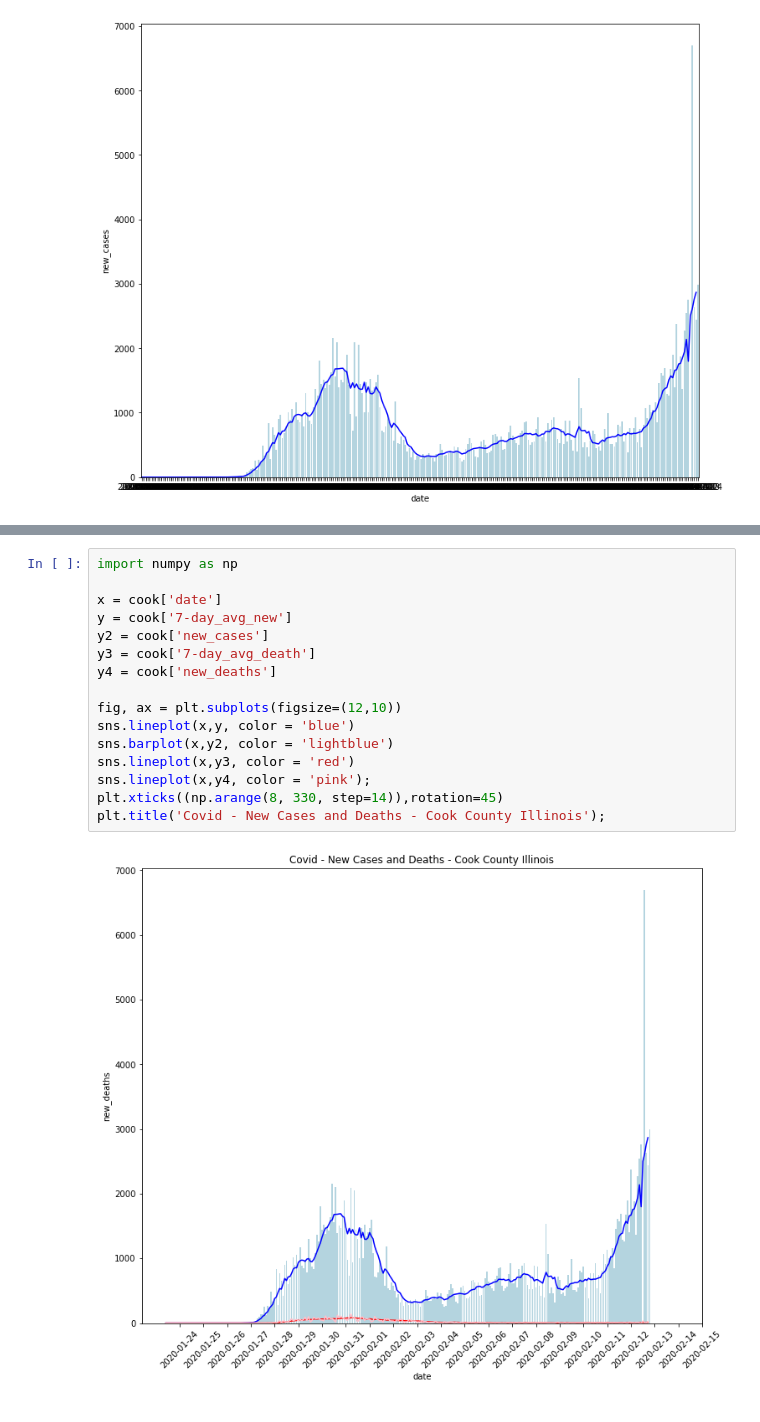
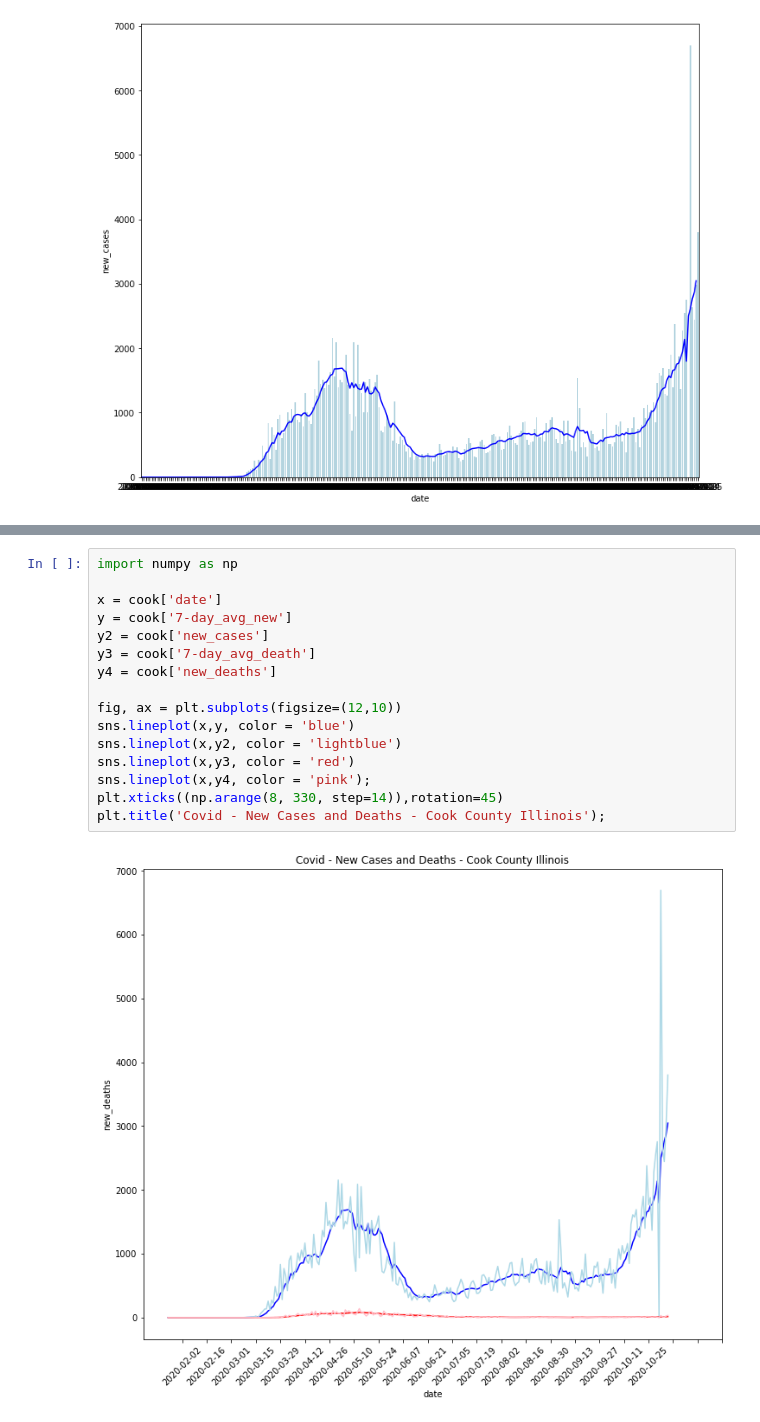
Before and after one commit to aspotter99/SQL_talk, a Jupyter notebook: notebooks/Window_functions.ipynb, the cells around one changed output, grey strips where cells are left out. Saved outputs shown, nothing was run; the diff lists cells and outputs as text.

```diff
--- a/notebooks/Window_functions.ipynb
+++ b/notebooks/Window_functions.ipynb
@@ -264,21 +264,21 @@ ax2=sns.barplot(x,y2, color = 'lightblue');
 # %%
 import numpy as np
 
 x = cook['date']
 y = cook['7-day_avg_new']
 y2 = cook['new_cases']
 y3 = cook['7-day_avg_death']
 y4 = cook['new_deaths']
 
 fig, ax = plt.subplots(figsize=(12,10))
 sns.lineplot(x,y, color = 'blue')
-sns.barplot(x,y2, color = 'lightblue')
+sns.lineplot(x,y2, color = 'lightblue')
 sns.lineplot(x,y3, color = 'red')
 sns.lineplot(x,y4, color = 'pink');
 plt.xticks((np.arange(8, 330, step=14)),rotation=45)
 plt.title('Covid - New Cases and Deaths - Cook County Illinois');
 # %% [output]
-[figure, old version]
+[figure, new version]
 # %%
 x = cook['date']
 y = cook['7-day_avg_new']
```
Also changed, not shown: parts of 11 cells of this notebook, 7 other files.
